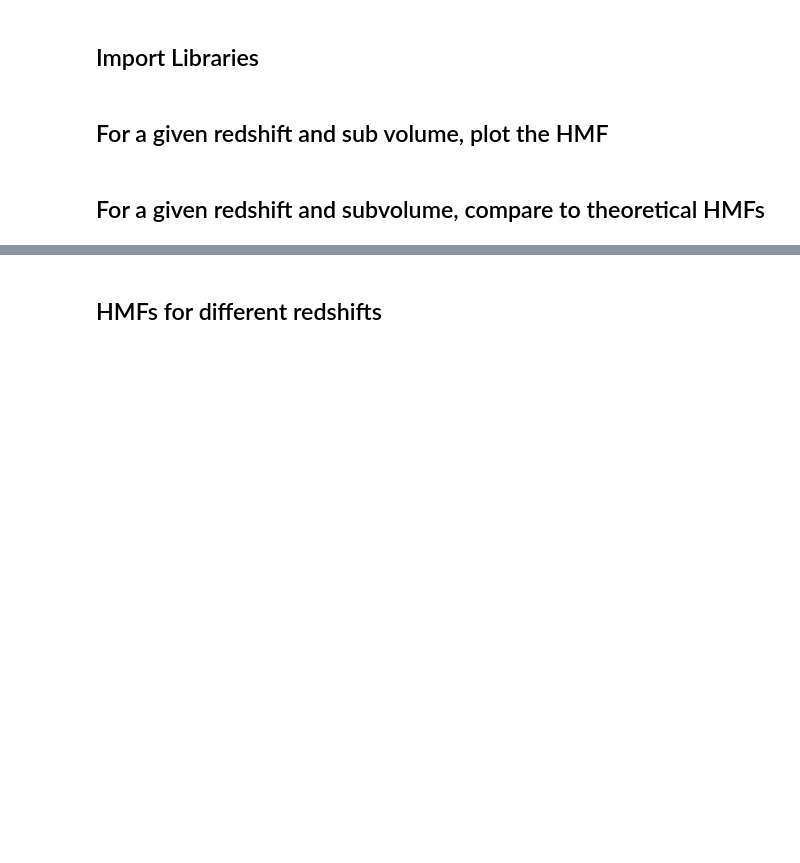
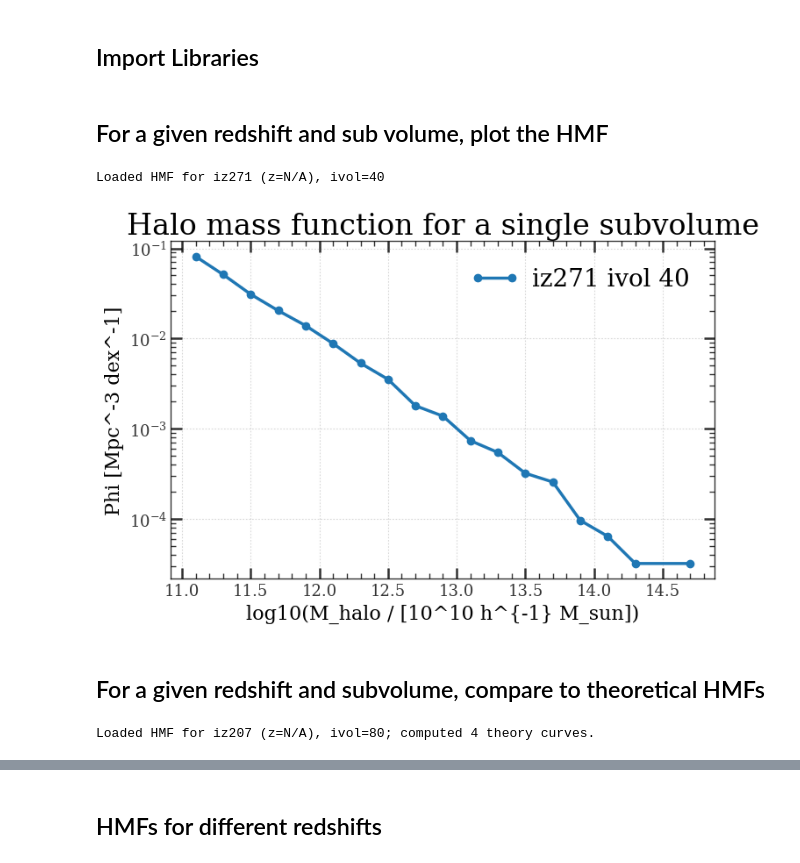
Before and after one commit to OscarHickman/galform_analysis, a Jupyter notebook: examples/mass_functions/hmf.ipynb, the cells around one changed output, grey strips where cells are left out. Drawn from its saved outputs; the diff is of its cells as text; code cells hidden in the pictures; blank space fills up the shorter version.

```diff
--- a/examples/mass_functions/hmf.ipynb
+++ b/examples/mass_functions/hmf.ipynb
@@ -29,7 +32,7 @@ mpl.setconfig()
 # %%
 halo_mass_lower_limit = 1e11
 
-example_snapshot = 'iz207'
+example_snapshot = 'iz271'
 example_ivol = 40
 
 hmf_result = hmf_given_redshift_and_subvolume(
@@ -38,20 +41,32 @@ hmf_result = hmf_given_redshift_and_subvolume(
     halo_mass_lower_limit=halo_mass_lower_limit,
     )
 
-print(f"Loaded HMF for {hmf_result['iz']} (z={hmf_result['z']:.3f}), ivol={hmf_result['ivol']}")
+if hmf_result is not None:
+    z = hmf_result.get('z')
+    z_str = f"{z:.3f}" if z is not None else "N/A"
+    print(f"Loaded HMF for {hmf_result['iz']} (z={z_str}), ivol={hmf_result['ivol']}")
+else:
+    print(f"Failed to load HMF for {example_snapshot}, ivol={example_ivol}")
+# %% [output]
+Loaded HMF for iz271 (z=N/A), ivol=40
 # %%
-centers = hmf_result['centers']
-phi = hmf_result['phi']
-valid = np.isfinite(phi) & (phi > 0)
-fig, ax = plt.subplots(figsize=(8, 5))
-ax.set_yscale('log')
-ax.plot(centers[valid], phi[valid], 'o-', label=f"{hmf_result['iz']} ivol {hmf_result['ivol']}")
-ax.set_xlabel("log10(M_halo / [10^10 h^{-1} M_sun])")
-ax.set_ylabel("Phi [Mpc^-3 dex^-1]")
-ax.set_title("Halo mass function for a single subvolume")
-ax.legend()
-ax.grid(True, alpha=0.3)
-plt.show()
+if hmf_result is not None:
+    centers = hmf_result['centers']
+    phi = hmf_result['phi']
+    valid = np.isfinite(phi) & (phi > 0)
+    fig, ax = plt.subplots(figsize=(8, 5))
+    ax.set_yscale('log')
+    ax.plot(centers[valid], phi[valid], 'o-', label=f"{hmf_result['iz']} ivol {hmf_result['ivol']}")
+    ax.set_xlabel("log10(M_halo / [10^10 h^{-1} M_sun])")
+    ax.set_ylabel("Phi [Mpc^-3 dex^-1]")
+    ax.set_title("Halo mass function for a single subvolume")
+    ax.legend()
+    ax.grid(True, alpha=0.3)
+    plt.show()
+else:
+    print("Cannot plot: hmf_result is None")
+# %% [output]
+[figure, added]
 # %% [markdown]
 ## For a given redshift and subvolume, compare to theoretical HMFs
 # %%
@@ -65,14 +80,22 @@ hmf_data = hmf_given_redshift_and_subvolume(
     halo_mass_lower_limit=halo_mass_lower_limit,
 )
 
-theory_bins = DEFAULT_HALO_MASS_BINS
+if hmf_data is not None:
+    theory_bins = DEFAULT_HALO_MASS_BINS
 
-theory_models = compute_theoretical_hmfs(
-        z=hmf_data['z'],
-        bins=theory_bins,
-        use_mvir=True,
-        include_ps_plus=True,
-)
-print(f"Loaded HMF for {hmf_data['iz']} (z={hmf_data['z']:.3f}), ivol={hmf_data['ivol']};",
-      f"computed {len(theory_models)} theory curves.",)
+    theory_models = compute_theoretical_hmfs(
+            z=hmf_data['z'],
+            bins=theory_bins,
+            use_mvir=True,
+            include_ps_plus=True,
+    )
+    z = hmf_data['z']
+    z_str = f"{z:.3f}" if z is not None else "N/A"
+    print(f"Loaded HMF for {hmf_data['iz']} (z={z_str}), ivol={hmf_data['ivol']};",
+          f"computed {len(theory_models)} theory curves.")
+else:
+    print(f"Failed to load HMF for {example_snapshot}, ivol={example_ivol}")
+    theory_models = {}
+# %% [output]
+Loaded HMF for iz207 (z=N/A), ivol=80; computed 4 theory curves.
 # %%
```
Also changed, not shown: parts of 6 cells of this notebook, 6 other files.
